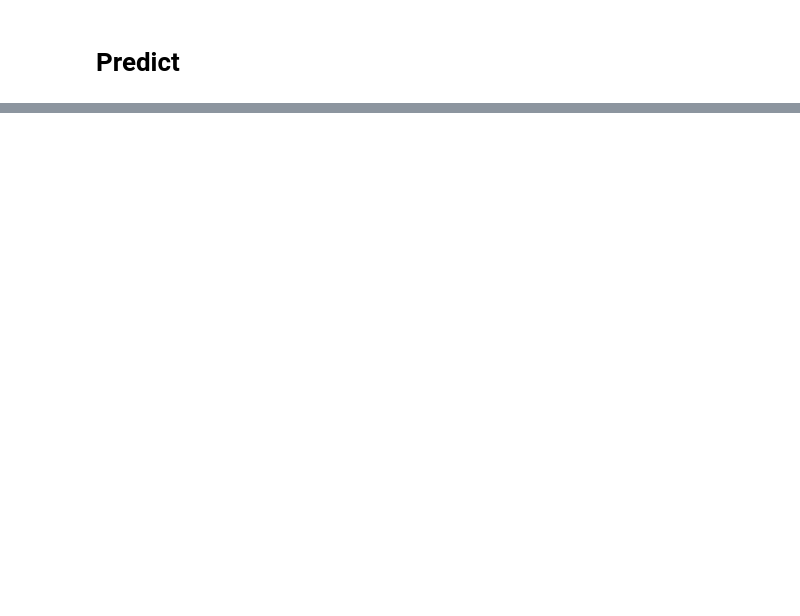
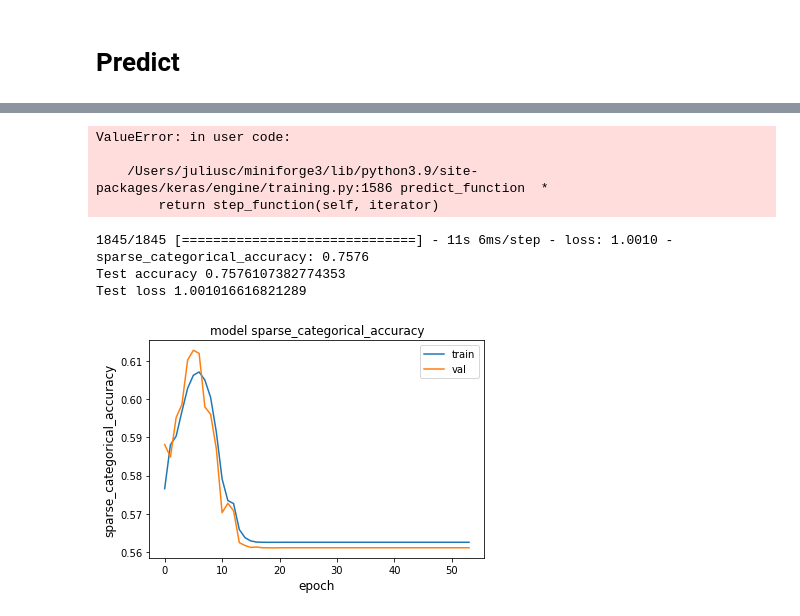
Before and after one commit to jfschaeper/Adv_ML_ETH_Project_2, a Jupyter notebook: src/LSTM.ipynb, the cells around one changed output, grey strips where cells are left out. Saved outputs shown, nothing was run; the diff lists cells and outputs as text; code cells hidden in the pictures; blank space fills up the shorter version.

```diff
--- a/src/LSTM.ipynb
+++ b/src/LSTM.ipynb
@@ -395,0 +446,3 @@ Name: y, dtype: int64
+# %%
+train_beats = np.expand_dims(train_beats, 2)
+test_beats = np.expand_dims(test_beats, 2)
@@ -395,0 +559,31 @@ Name: y, dtype: int64
+# %%
+model_LSTM= make_LSTM(input_shape=train_beats.shape[1:]) # make_CNN(input_shape=train.shape[1:])
+# keras.utils.plot_model(model, show_shapes=True)
+# model.summary()
+
+epochs = 500
+batch_size = 200
+
+callbacks = [
+    keras.callbacks.ModelCheckpoint(
+        "best_model.h5", save_best_only=True, monitor="val_loss"
+    ),
+    keras.callbacks.ReduceLROnPlateau(
+        monitor="val_loss", factor=0.5, patience=20, min_lr=0.00001
+    ),
+    keras.callbacks.EarlyStopping(monitor="val_loss", patience=50, verbose=1),
+]
+model_LSTM.compile(
+    optimizer="adam",
+    loss="sparse_categorical_crossentropy",
+    metrics=["sparse_categorical_accuracy"],
+)
+history = model_LSTM.fit(
+    train_beats,
+    train_beats_target,
+    batch_size=batch_size,
+    epochs=epochs,
+    callbacks=callbacks,
+    validation_split=0.2,
+    verbose=1,
+)
@@ -395,0 +614,32 @@ Name: y, dtype: int64
+# %%
+predict_x=model.predict(X_train_beats)
+pd.DataFrame(np.argmax(predict_x,axis=1)).value_counts()
+# %% [output]
+ValueError: in user code:
+
+    /Users/juliusc/miniforge3/lib/python3.9/site-packages/keras/engine/training.py:1586 predict_function  *
+        return step_function(self, iterator)
+# %%
+model = model_arvix # keras.models.load_model("best_model.h5")
+
+test_loss, test_acc = model.evaluate(test_beats,test_beats_target)
+
+print("Test accuracy", test_acc)
+print("Test loss", test_loss)
+# %% [output]
+1845/1845 [==============================] - 11s 6ms/step - loss: 1.0010 - sparse_categorical_accuracy: 0.7576
+Test accuracy 0.7576107382774353
+Test loss 1.001016616821289
+# %%
+metric = "sparse_categorical_accuracy"
+plt.figure()
+plt.plot(history.history[metric])
+plt.plot(history.history["val_" + metric])
+plt.title("model " + metric)
+plt.ylabel(metric, fontsize="large")
+plt.xlabel("epoch", fontsize="large")
+plt.legend(["train", "val"], loc="best")
+plt.show()
+plt.close()
+# %% [output]
+[figure, added]
```
Also changed, not shown: parts of 27 cells of this notebook, 4 other files.
